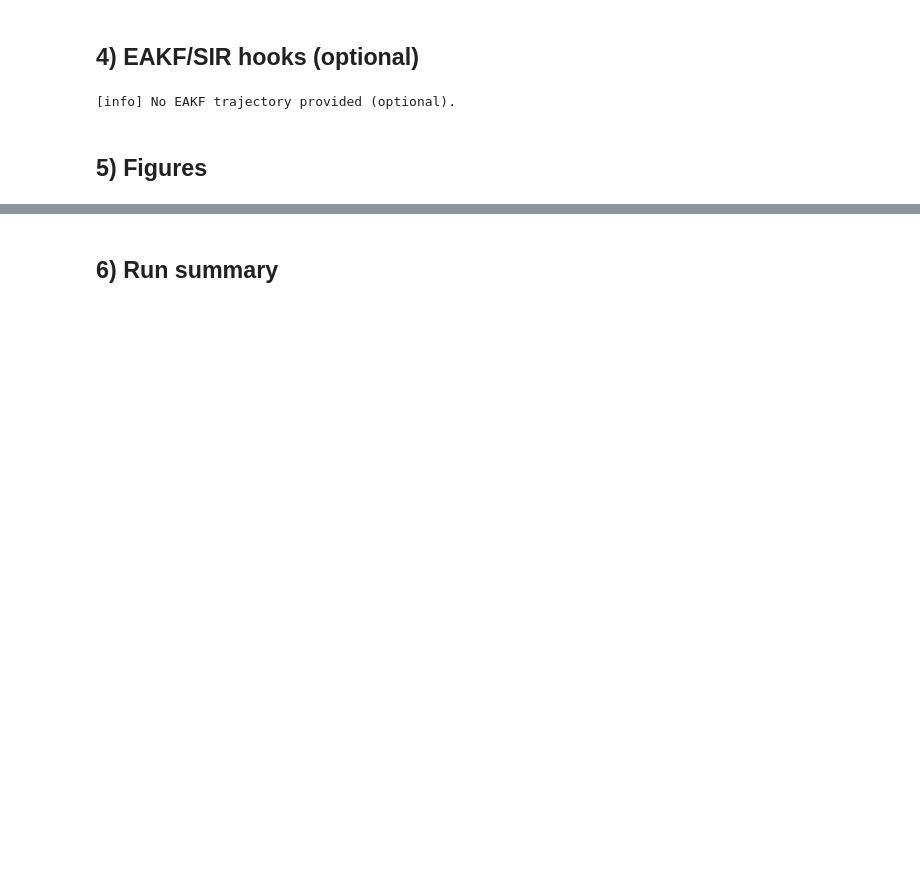
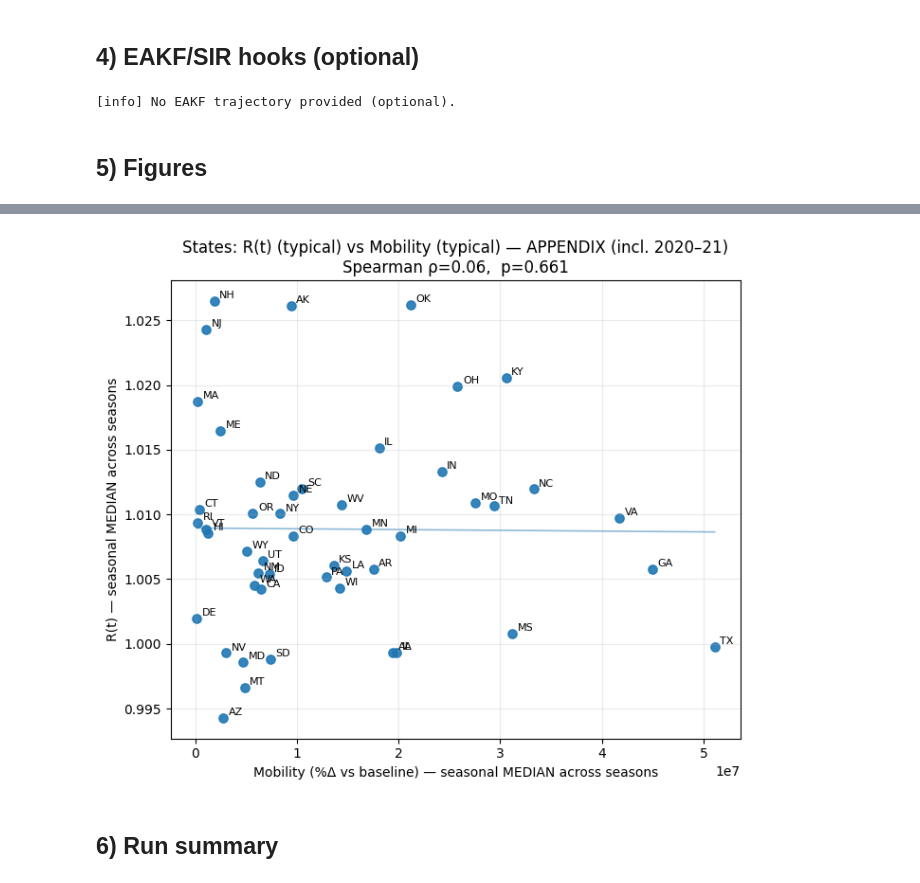
Before and after one commit to bcristol93/argo_seir-eakf-modeling, a Jupyter notebook: ARGOX_E2E_FINAL.ipynb, the cells around one changed output, grey strips where cells are left out. Drawn from its saved outputs; the diff is of its cells as text; code cells hidden in the pictures; blank space fills up the shorter version.

```diff
--- a/ARGOX_E2E_FINAL.ipynb
+++ b/ARGOX_E2E_FINAL.ipynb
@@ -629,66 +382,45 @@ def plot_fig1C_grid(stats_df, period_labels, out_png, out_csv, title):
 # %%
-# ============================
-# Figure 1A (weekly) + Figure 1C (period grid)
-#   - Uses weekly R(t) aligned to weekly SafeGraph mobility (TOTAL only)
-#   - Computes Spearman within 3 DATE windows and overall
-#   - Saves to outputs4 (overrides prior runs)
-# ============================
 
-import os
-import pandas as pd
+# Figure 1
+states=sorted(df_weekly['state'].dropna().unique())
+count=0
+for st in states:
+    d=df_weekly[df_weekly['state']==st].set_index('date')
+    if d[['rt','mob_pct']].dropna().empty:
+        print(f'[skip] {st}: no overlapping data'); continue
+    out_png=os.path.join(OUT_DIR, f'fig1_{st}_rt_vs_mob.png')
+    plot_rt_vs_mobility_clean(st, d['rt'], d['mob_pct'], out_png)
+    count+=1
+print(f'[ok] Figure 1 panels saved: {count}  -> {OUT_DIR}')
 
-OUT_DIR_FIGS = './outputs4'
-os.makedirs(OUT_DIR_FIGS, exist_ok=True)
+# Figure 2 (PRIMARY & APPENDIX)
+tbl_med=build_state_summaries(df_weekly,mode='MEDMED',drop_covid=True)
+plot_state_scatter_simple(tbl_med,
+    xlab='Mobility (%Δ vs baseline) — seasonal MEDIAN across seasons',
+    ylab='R(t) — seasonal MEDIAN across seasons',
+    title='States: R(t) (typical) vs Mobility (typical) — PRIMARY (excl. 2020–21)',
+    savepath=os.path.join(OUT_DIR,'fig2_primary_MEDMED.png'), annotate=True, draw_fit=True)
 
-states = sorted(df_weekly_total['state'].unique())
+tbl_p90=build_state_summaries(df_weekly,mode='P90P90',drop_covid=True)
+plot_state_scatter_simple(tbl_p90,
+    xlab='Mobility (%Δ vs baseline) — seasonal p90 across seasons',
+    ylab='R(t) — seasonal p90 across seasons',
+    title='States: R(t) (high) vs Mobility (high) — PRIMARY (excl. 2020–21)',
+    savepath=os.path.join(OUT_DIR,'fig2_primary_P90P90.png'), annotate=True, draw_fit=True)
 
-rows_total = []
-count_total = 0
+tbl_med_all=build_state_summaries(df_weekly,mode='MEDMED',drop_covid=False)
+plot_state_scatter_simple(tbl_med_all,
+    xlab='Mobility (%Δ vs baseline) — seasonal MEDIAN across seasons',
+    ylab='R(t) — seasonal MEDIAN across seasons',
+    title='States: R(t) (typical) vs Mobility (typical) — APPENDIX (incl. 2020–21)',
+    savepath=os.path.join(OUT_DIR,'figA_all_MEDMED.png'), annotate=True, draw_fit=True)
 
-for st in states:
-    d1 = df_weekly_total[df_weekly_total['state'] == st].set_index('date').sort_index()
-    if d1[['rt','mob_total']].dropna().empty:
-        continue
+tbl_p90_all=build_state_summaries(df_weekly,mode='P90P90',drop_covid=False)
+plot_state_scatter_simple(tbl_p90_all,
+    xlab='Mobility (%Δ vs baseline) — seasonal p90 across seasons',
+    ylab='R(t) — seasonal p90 across seasons',
+    title='States: R(t) (high) vs Mobility (high) — APPENDIX (incl. 2020–21)',
+    savepath=os.path.join(OUT_DIR,'figA_all_P90P90.png'), annotate=True, draw_fit=True)
 
-    stats_total = compute_period_spearmans(d1.rename(columns={'mob_total':'mob'}), rt_col='rt', mob_col='mob')
-
-    out_png = os.path.join(OUT_DIR_FIGS, f'fig1A_{st}_rt_vs_mobTotal_weekly.png')
-    plot_rt_vs_mobility_fig1A(
-        st,
-        d1['rt'],
-        d1['mob_total'],
-        out_png,
-        title_extra='Weekly mobility (total visits)',
-        stats=stats_total
-    )
-    count_total += 1
-
-    row = {"state": st}
-    for per, (r, p) in stats_total["periods"].items():
-        row[f"{per}_rho"] = r
-        row[f"{per}_p"] = p
-    row["overall_rho"] = stats_total["overall"][0]
-    row["overall_p"] = stats_total["overall"][1]
-    rows_total.append(row)
-
-print(f'[done] Figure 1A weekly plots saved to {OUT_DIR_FIGS}: total={count_total}')
-print('[note] Mobility per-capita outputs removed (Spearman within-state is invariant to constant scaling).')
-
-# ---- Figure 1C grid (TOTAL) ----
-stats_total_df = pd.DataFrame(rows_total).sort_values("state").reset_index(drop=True)
-
-period_labels = [lab for lab,_,_ in PERIOD_BINS]
-out_png = os.path.join(OUT_DIR_FIGS, 'fig1C_spearman_grid_weekly_mobTotal.png')
-out_csv = os.path.join(OUT_DIR_FIGS, 'fig1C_spearman_grid_weekly_mobTotal.csv')
-
-plot_fig1C_grid(
-    stats_total_df,
-    period_labels=period_labels,
-    out_png=out_png,
-    out_csv=out_csv,
-    title='Figure 1C: Spearman(weekly R(t), weekly mobility total) by time window (p<0.05 bold/bordered)'
-)
-
-print('[done] Figure 1C grid saved:', out_png)
-print('[done] Figure 1C table saved:', out_csv)
+print('[ok] Figure 2 panels saved ->', OUT_DIR)
 # %% [output]
@@ -699,3 +429,4 @@ print('[done] Figure 1C table saved:', out_csv)
+[figure, added]
 # %% [markdown]
 
 ## 6) Run summary
```
Also changed, not shown: parts of 11 cells of this notebook, 2 other files.
